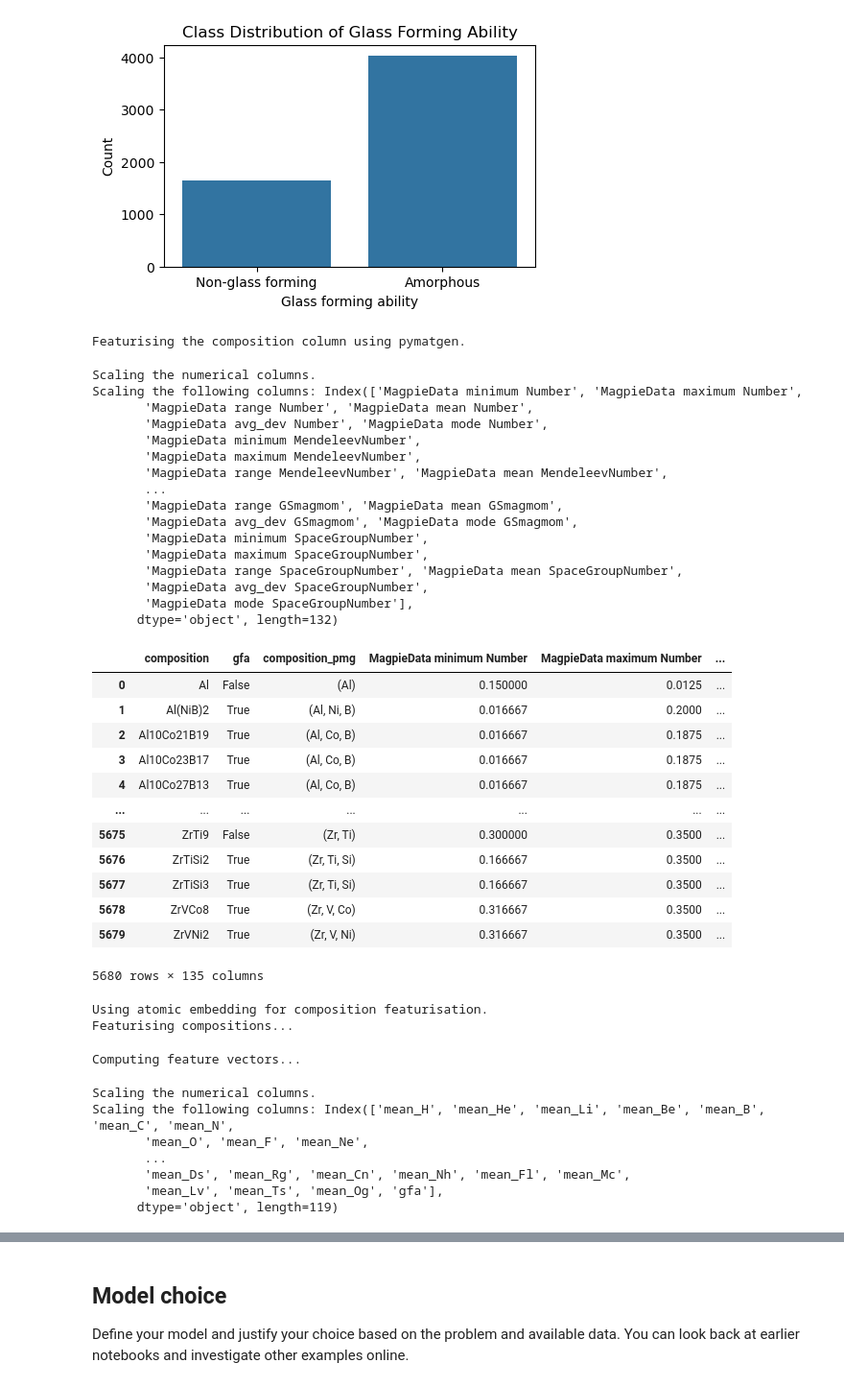
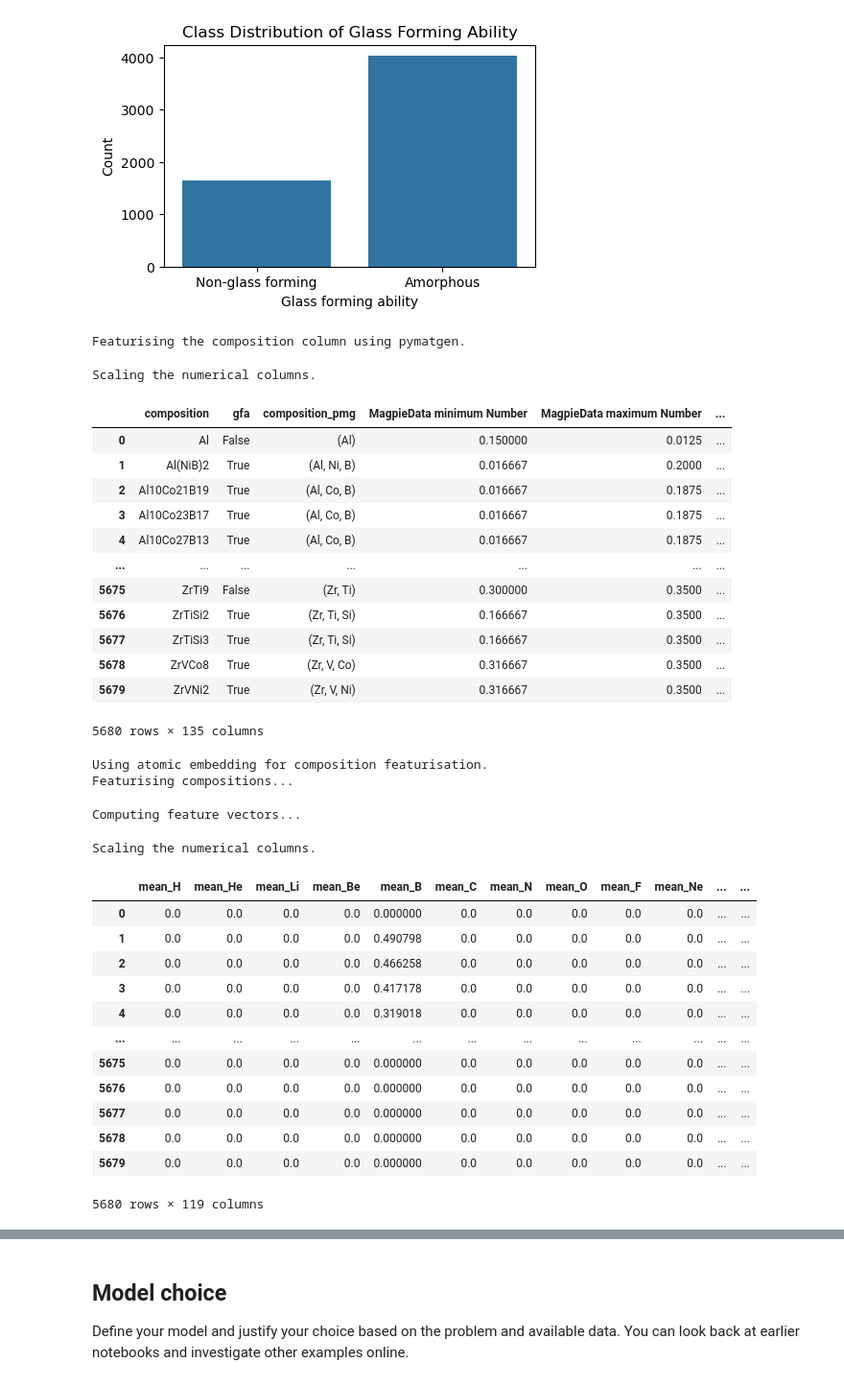
Before and after one commit to abhi0raj/Amorphous-classifier, a Jupyter notebook: main.ipynb, the cells around one changed output, grey strips where cells are left out. Shown at 96% size. Saved outputs shown, nothing was run; the diff lists cells and outputs as text; code cells hidden in the pictures.

```diff
--- a/main.ipynb
+++ b/main.ipynb
@@ -209,6 +209,7 @@ class DataProcessor:
             pandas.DataFrame: The featurized dataframe.
 
         """
+
         df = df.copy(deep=True)
 
         print(f"Using {self.embedding} embedding for composition featurisation.")
@@ -243,13 +244,21 @@ class DataProcessor:
         return df_pmg
 
     def scale_data(self, df):
+        """
+        Scale the numerical columns in the given DataFrame.
+
+        Parameters:
+        - df (pandas.DataFrame): The DataFrame containing the data to be scaled.
+
+        Returns:
+        - df (pandas.DataFrame): The DataFrame with the scaled numerical columns.
+        """
 
         df = df.copy(deep=True)
         print("Scaling the numerical columns.")
 
         # Get the numerical columns to scale
         numerical_cols = df.select_dtypes(include=['int64', 'float64']).columns
-        print(f"Scaling the following columns: {numerical_cols}")
 
         # Scale the data
         scaler = MinMaxScaler()
@@ -257,37 +266,15 @@ class DataProcessor:
 
         return df
 # %%
-# Create an instance of the DataProcessor class
 data_processor = DataProcessor(embedding="magpie") #can be changed to atomic or magpie
-
-# Featurise the composition
 featurised_data = data_processor.featurise_with_pymatgen(raw_data)
-
-# Scale the featurised data
 scaled_data = data_processor.scale_data(featurised_data)
-
-# Create a copy of the scaled data for further processing
 processed_data = scaled_data.copy()
 
 processed_data
 # %% [output]
 Featurising the composition column using pymatgen.
 Scaling the numerical columns.
-Scaling the following columns: Index(['MagpieData minimum Number', 'MagpieData maximum Number',
-       'MagpieData range Number', 'MagpieData mean Number',
-       'MagpieData avg_dev Number', 'MagpieData mode Number',
-       'MagpieData minimum MendeleevNumber',
-       'MagpieData maximum MendeleevNumber',
-       'MagpieData range MendeleevNumber', 'MagpieData mean MendeleevNumber',
-       ...
-       'MagpieData range GSmagmom', 'MagpieData mean GSmagmom',
-       'MagpieData avg_dev GSmagmom', 'MagpieData mode GSmagmom',
-       'MagpieData minimum SpaceGroupNumber',
-       'MagpieData maximum SpaceGroupNumber',
-       'MagpieData range SpaceGroupNumber', 'MagpieData mean SpaceGroupNumber',
-       'MagpieData avg_dev SpaceGroupNumber',
-       'MagpieData mode SpaceGroupNumber'],
-      dtype='object', length=132)
 |  | composition | gfa | composition_pmg | MagpieData minimum Number | MagpieData maximum Number | ... |
 | 0 | Al | False | (Al) | 0.150000 | 0.0125 | ... |
 | 1 | Al(NiB)2 | True | (Al, Ni, B) | 0.016667 | 0.2000 | ... |
@@ -302,26 +289,26 @@ Scaling the following columns: Index(['MagpieData minimum Number', 'MagpieData m
 | 5679 | ZrVNi2 | True | (Zr, V, Ni) | 0.316667 | 0.3500 | ... |
 5680 rows × 135 columns
 # %%
-# Create an instance of the DataProcessor class
 data_processor = DataProcessor(embedding="atomic") #can be changed to atomic or magpie
-
-# Featurise the composition
 one_hot_data = data_processor.featurise_composition(raw_data)
-
-# Scale the featurised data
 one_hot_scaled_data = data_processor.scale_data(one_hot_data)
 
 one_hot_scaled_data
-save_path = "one_hot_scaled_data.csv"
-one_hot_scaled_data.to_csv(save_path, index=False)
 # %% [output]
 Using atomic embedding for composition featurisation.
 Featurising compositions...
 Computing feature vectors...
 Scaling the numerical columns.
-Scaling the following columns: Index(['mean_H', 'mean_He', 'mean_Li', 'mean_Be', 'mean_B', 'mean_C', 'mean_N',
-       'mean_O', 'mean_F', 'mean_Ne',
-       ...
-       'mean_Ds', 'mean_Rg', 'mean_Cn', 'mean_Nh', 'mean_Fl', 'mean_Mc',
-       'mean_Lv', 'mean_Ts', 'mean_Og', 'gfa'],
-      dtype='object', length=119)
+|  | mean_H | mean_He | mean_Li | mean_Be | mean_B | mean_C | mean_N | mean_O | mean_F | mean_Ne | ... | ... |
+| 0 | 0.0 | 0.0 | 0.0 | 0.0 | 0.000000 | 0.0 | 0.0 | 0.0 | 0.0 | 0.0 | ... | ... |
+| 1 | 0.0 | 0.0 | 0.0 | 0.0 | 0.490798 | 0.0 | 0.0 | 0.0 | 0.0 | 0.0 | ... | ... |
+| 2 | 0.0 | 0.0 | 0.0 | 0.0 | 0.466258 | 0.0 | 0.0 | 0.0 | 0.0 | 0.0 | ... | ... |
+| 3 | 0.0 | 0.0 | 0.0 | 0.0 | 0.417178 | 0.0 | 0.0 | 0.0 | 0.0 | 0.0 | ... | ... |
+| 4 | 0.0 | 0.0 | 0.0 | 0.0 | 0.319018 | 0.0 | 0.0 | 0.0 | 0.0 | 0.0 | ... | ... |
+| ... | ... | ... | ... | ... | ... | ... | ... | ... | ... | ... | ... | ... |
+| 5675 | 0.0 | 0.0 | 0.0 | 0.0 | 0.000000 | 0.0 | 0.0 | 0.0 | 0.0 | 0.0 | ... | ... |
+| 5676 | 0.0 | 0.0 | 0.0 | 0.0 | 0.000000 | 0.0 | 0.0 | 0.0 | 0.0 | 0.0 | ... | ... |
+| 5677 | 0.0 | 0.0 | 0.0 | 0.0 | 0.000000 | 0.0 | 0.0 | 0.0 | 0.0 | 0.0 | ... | ... |
+| 5678 | 0.0 | 0.0 | 0.0 | 0.0 | 0.000000 | 0.0 | 0.0 | 0.0 | 0.0 | 0.0 | ... | ... |
+| 5679 | 0.0 | 0.0 | 0.0 | 0.0 | 0.000000 | 0.0 | 0.0 | 0.0 | 0.0 | 0.0 | ... | ... |
+5680 rows × 119 columns
```
Also changed, not shown: parts of 4 cells of this notebook.
